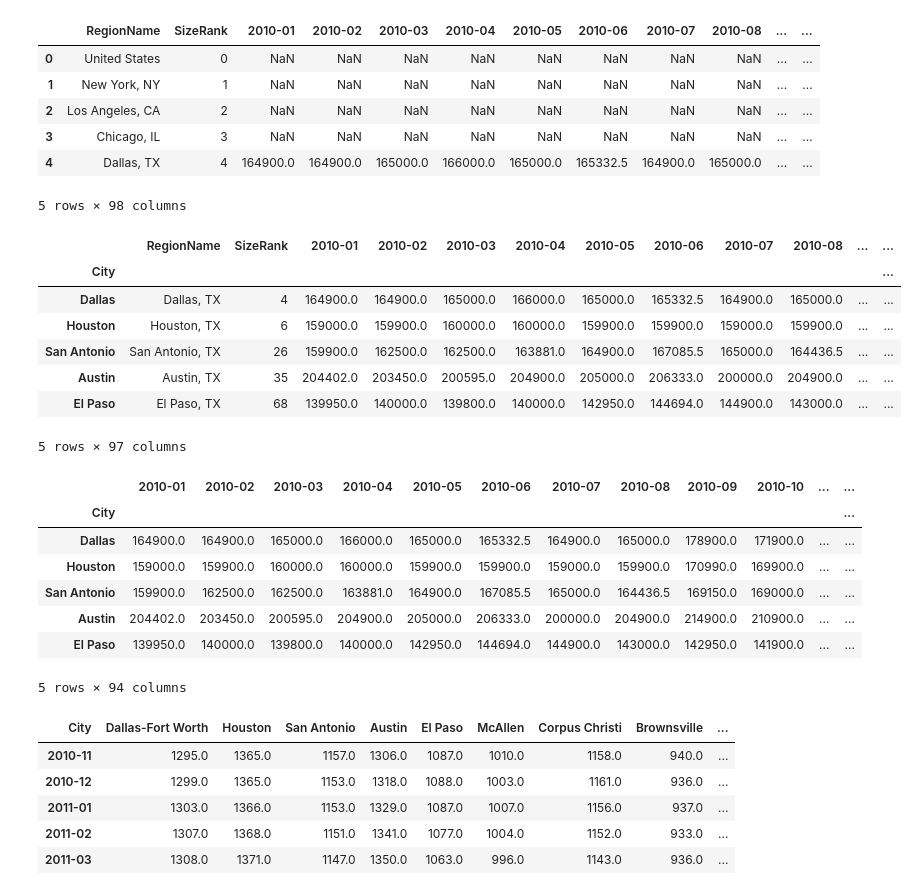
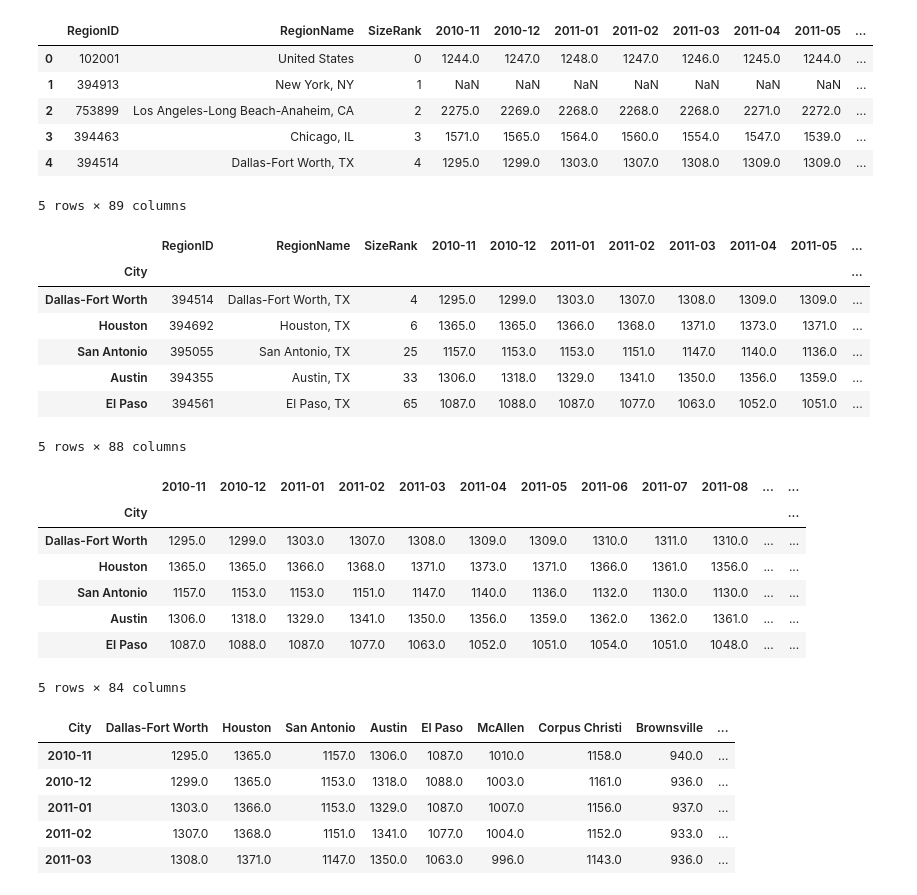
Before and after one commit to mikebarajas/Zillow_Data_Analysis, a Jupyter notebook: Zillow_cleanup.ipynb, the cells around one changed output. Cells and saved outputs as stored; diff of their text form; code cells hidden in the pictures.

```diff
--- a/Zillow_cleanup.ipynb
+++ b/Zillow_cleanup.ipynb
@@ -8,59 +8,65 @@ import locale
 from locale import atof
 # %%
 # Load in csv
-filepath = os.path.join("Price.csv")
+filepath = os.path.join("CSV Files\Zillow CSV\Price.csv")
 price_df = pd.read_csv(filepath)
-filepath = os.path.join("Rent.csv")
+filepath = os.path.join("CSV Files\Zillow CSV\Rent.csv")
 rent_df = pd.read_csv(filepath)
 # %%
 # Convert Region Name into Seperate City and State Columns
 rent_df['City'],rent_df['State'] = rent_df["RegionName"].str.split(',', 2).str[0:2].str
 rent_df['State'].replace(' TX','TX', inplace=True)
+rent_df.head()
 
-price_df['City'],price_df['State'] = price_df["RegionName"].str.split(',', 2).str[0:2].str
-price_df['State'].replace(' TX','TX', inplace=True)
-price_df.head()
+# Bottom lines were pushed town to focus on Rent above
+#price_df['City'],price_df['State'] = price_df["RegionName"].str.split(',', 2).str[0:2].str
+#price_df['State'].replace(' TX','TX', inplace=True)
+#price_df.head()
 # %% [output]
-|  | RegionName | SizeRank | 2010-01 | 2010-02 | 2010-03 | 2010-04 | 2010-05 | 2010-06 | 2010-07 | 2010-08 | ... | ... |
-| 0 | United States | 0 | NaN | NaN | NaN | NaN | NaN | NaN | NaN | NaN | ... | ... |
-| 1 | New York, NY | 1 | NaN | NaN | NaN | NaN | NaN | NaN | NaN | NaN | ... | ... |
-| 2 | Los Angeles, CA | 2 | NaN | NaN | NaN | NaN | NaN | NaN | NaN | NaN | ... | ... |
-| 3 | Chicago, IL | 3 | NaN | NaN | NaN | NaN | NaN | NaN | NaN | NaN | ... | ... |
-| 4 | Dallas, TX | 4 | 164900.0 | 164900.0 | 165000.0 | 166000.0 | 165000.0 | 165332.5 | 164900.0 | 165000.0 | ... | ... |
+|  | RegionID | RegionName | SizeRank | 2010-11 | 2010-12 | 2011-01 | 2011-02 | 2011-03 | 2011-04 | 2011-05 | ... |
+| 0 | 102001 | United States | 0 | 1244.0 | 1247.0 | 1248.0 | 1247.0 | 1246.0 | 1245.0 | 1244.0 | ... |
+| 1 | 394913 | New York, NY | 1 | NaN | NaN | NaN | NaN | NaN | NaN | NaN | ... |
+| 2 | 753899 | Los Angeles-Long Beach-Anaheim, CA | 2 | 2275.0 | 2269.0 | 2268.0 | 2268.0 | 2268.0 | 2271.0 | 2272.0 | ... |
+| 3 | 394463 | Chicago, IL | 3 | 1571.0 | 1565.0 | 1564.0 | 1560.0 | 1554.0 | 1547.0 | 1539.0 | ... |
+| 4 | 394514 | Dallas-Fort Worth, TX | 4 | 1295.0 | 1299.0 | 1303.0 | 1307.0 | 1308.0 | 1309.0 | 1309.0 | ... |
-5 rows × 98 columns
+5 rows × 89 columns
 # %%
 # Extract only the Texas Data
 rent_tx_df = rent_df.loc[rent_df["State"] == "TX", :]
 rent_tx_df = rent_tx_df.set_index('City')
+rent_tx_df.head()
 
-price_tx_df = price_df.loc[price_df["State"] == "TX", :]
-price_tx_df = price_tx_df.set_index('City')
-price_tx_df.head()
+# Bottom lines were pushed town to focus on Rent above
+#price_tx_df = price_df.loc[price_df["State"] == "TX", :]
+#price_tx_df = price_tx_df.set_index('City')
+#price_tx_df.head()
 # %% [output]
-|  | RegionName | SizeRank | 2010-01 | 2010-02 | 2010-03 | 2010-04 | 2010-05 | 2010-06 | 2010-07 | 2010-08 | ... | ... |
-| City |  |  |  |  |  |  |  |  |  |  |  | ... |
-| Dallas | Dallas, TX | 4 | 164900.0 | 164900.0 | 165000.0 | 166000.0 | 165000.0 | 165332.5 | 164900.0 | 165000.0 | ... | ... |
-| Houston | Houston, TX | 6 | 159000.0 | 159900.0 | 160000.0 | 160000.0 | 159900.0 | 159900.0 | 159000.0 | 159900.0 | ... | ... |
-| San Antonio | San Antonio, TX | 26 | 159900.0 | 162500.0 | 162500.0 | 163881.0 | 164900.0 | 167085.5 | 165000.0 | 164436.5 | ... | ... |
-| Austin | Austin, TX | 35 | 204402.0 | 203450.0 | 200595.0 | 204900.0 | 205000.0 | 206333.0 | 200000.0 | 204900.0 | ... | ... |
-| El Paso | El Paso, TX | 68 | 139950.0 | 140000.0 | 139800.0 | 140000.0 | 142950.0 | 144694.0 | 144900.0 | 143000.0 | ... | ... |
+|  | RegionID | RegionName | SizeRank | 2010-11 | 2010-12 | 2011-01 | 2011-02 | 2011-03 | 2011-04 | 2011-05 | ... |
+| City |  |  |  |  |  |  |  |  |  |  | ... |
+| Dallas-Fort Worth | 394514 | Dallas-Fort Worth, TX | 4 | 1295.0 | 1299.0 | 1303.0 | 1307.0 | 1308.0 | 1309.0 | 1309.0 | ... |
+| Houston | 394692 | Houston, TX | 6 | 1365.0 | 1365.0 | 1366.0 | 1368.0 | 1371.0 | 1373.0 | 1371.0 | ... |
+| San Antonio | 395055 | San Antonio, TX | 25 | 1157.0 | 1153.0 | 1153.0 | 1151.0 | 1147.0 | 1140.0 | 1136.0 | ... |
+| Austin | 394355 | Austin, TX | 33 | 1306.0 | 1318.0 | 1329.0 | 1341.0 | 1350.0 | 1356.0 | 1359.0 | ... |
+| El Paso | 394561 | El Paso, TX | 65 | 1087.0 | 1088.0 | 1087.0 | 1077.0 | 1063.0 | 1052.0 | 1051.0 | ... |
-5 rows × 97 columns
+5 rows × 88 columns
 # %%
 # Remove Undesired Columns
 rent_tx_df = rent_tx_df.drop(rent_tx_df.columns[[0,1,2,-1]], axis=1)
-#rent_tx_df.head()
+rent_tx_df.head()
 
-price_tx_df = price_tx_df.drop(price_tx_df.columns[[0,1,-1]], axis=1)
-price_tx_df.head()
+
+# Bottom lines were pushed town to focus on Rent above
+#price_tx_df = price_tx_df.drop(price_tx_df.columns[[0,1,-1]], axis=1)
+#price_tx_df.head()
 # %% [output]
-|  | 2010-01 | 2010-02 | 2010-03 | 2010-04 | 2010-05 | 2010-06 | 2010-07 | 2010-08 | 2010-09 | 2010-10 | ... | ... |
+|  | 2010-11 | 2010-12 | 2011-01 | 2011-02 | 2011-03 | 2011-04 | 2011-05 | 2011-06 | 2011-07 | 2011-08 | ... | ... |
 | City |  |  |  |  |  |  |  |  |  |  |  | ... |
-| Dallas | 164900.0 | 164900.0 | 165000.0 | 166000.0 | 165000.0 | 165332.5 | 164900.0 | 165000.0 | 178900.0 | 171900.0 | ... | ... |
-| Houston | 159000.0 | 159900.0 | 160000.0 | 160000.0 | 159900.0 | 159900.0 | 159000.0 | 159900.0 | 170990.0 | 169900.0 | ... | ... |
-| San Antonio | 159900.0 | 162500.0 | 162500.0 | 163881.0 | 164900.0 | 167085.5 | 165000.0 | 164436.5 | 169150.0 | 169000.0 | ... | ... |
-| Austin | 204402.0 | 203450.0 | 200595.0 | 204900.0 | 205000.0 | 206333.0 | 200000.0 | 204900.0 | 214900.0 | 210900.0 | ... | ... |
-| El Paso | 139950.0 | 140000.0 | 139800.0 | 140000.0 | 142950.0 | 144694.0 | 144900.0 | 143000.0 | 142950.0 | 141900.0 | ... | ... |
+| Dallas-Fort Worth | 1295.0 | 1299.0 | 1303.0 | 1307.0 | 1308.0 | 1309.0 | 1309.0 | 1310.0 | 1311.0 | 1310.0 | ... | ... |
+| Houston | 1365.0 | 1365.0 | 1366.0 | 1368.0 | 1371.0 | 1373.0 | 1371.0 | 1366.0 | 1361.0 | 1356.0 | ... | ... |
+| San Antonio | 1157.0 | 1153.0 | 1153.0 | 1151.0 | 1147.0 | 1140.0 | 1136.0 | 1132.0 | 1130.0 | 1130.0 | ... | ... |
+| Austin | 1306.0 | 1318.0 | 1329.0 | 1341.0 | 1350.0 | 1356.0 | 1359.0 | 1362.0 | 1362.0 | 1361.0 | ... | ... |
+| El Paso | 1087.0 | 1088.0 | 1087.0 | 1077.0 | 1063.0 | 1052.0 | 1051.0 | 1054.0 | 1051.0 | 1048.0 | ... | ... |
-5 rows × 94 columns
+5 rows × 84 columns
 # %%
 # Transpose Data Frame
 rent = rent_tx_df.transpose()
```
Also changed, not shown: parts of 14 cells of this notebook, 1 other file.
